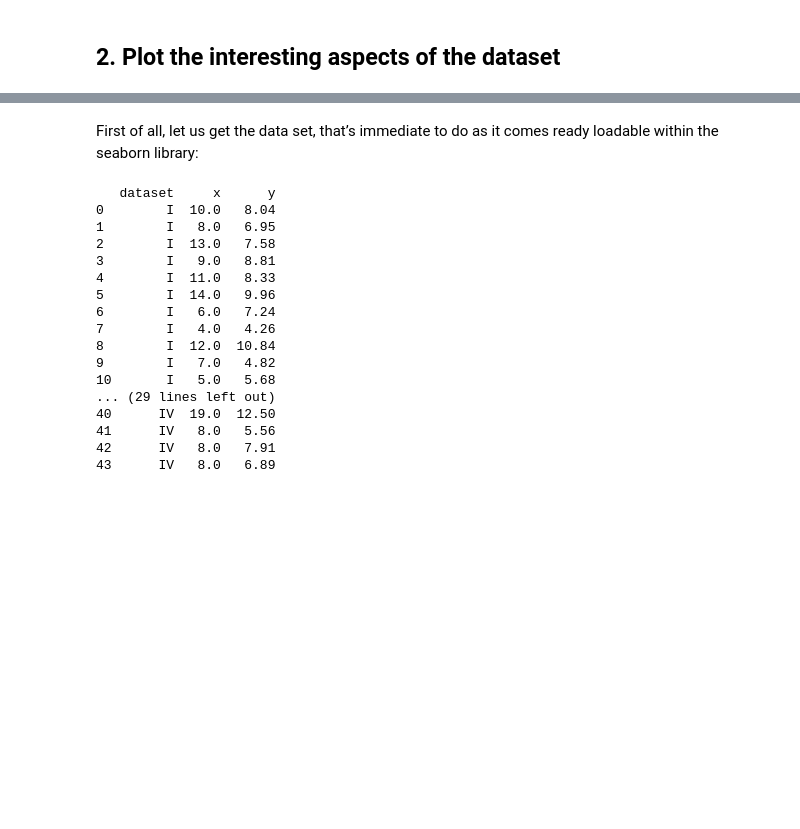
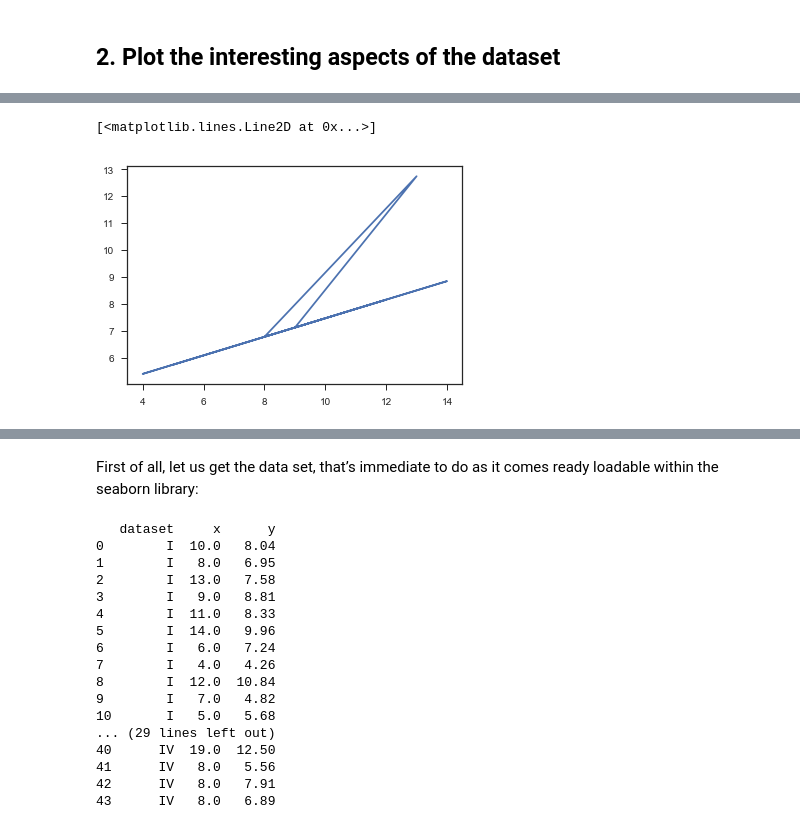
Before and after one commit to MarianneLawless/Fundamentals-of-DA-Pratical-Assignments, a Jupyter notebook: An Analysis of Anscombe's quartet dataset .ipynb, the cells around one changed output, grey strips where cells are left out. Drawn from its saved outputs; the diff is of its cells as text; code cells hidden in the pictures; blank space fills up the shorter version.

```diff
--- a/An Analysis of Anscombe's quartet dataset .ipynb
+++ b/An Analysis of Anscombe's quartet dataset .ipynb
@@ -44,0 +51,5 @@ import numpy as np #Quick summary statistics
+# %%
+pl.plot(df['x3'], df['y3'],'')
+# %% [output]
+[<matplotlib.lines.Line2D at 0x...>]
+[figure, added]
```
Also changed, not shown: parts of 34 cells of this notebook.
